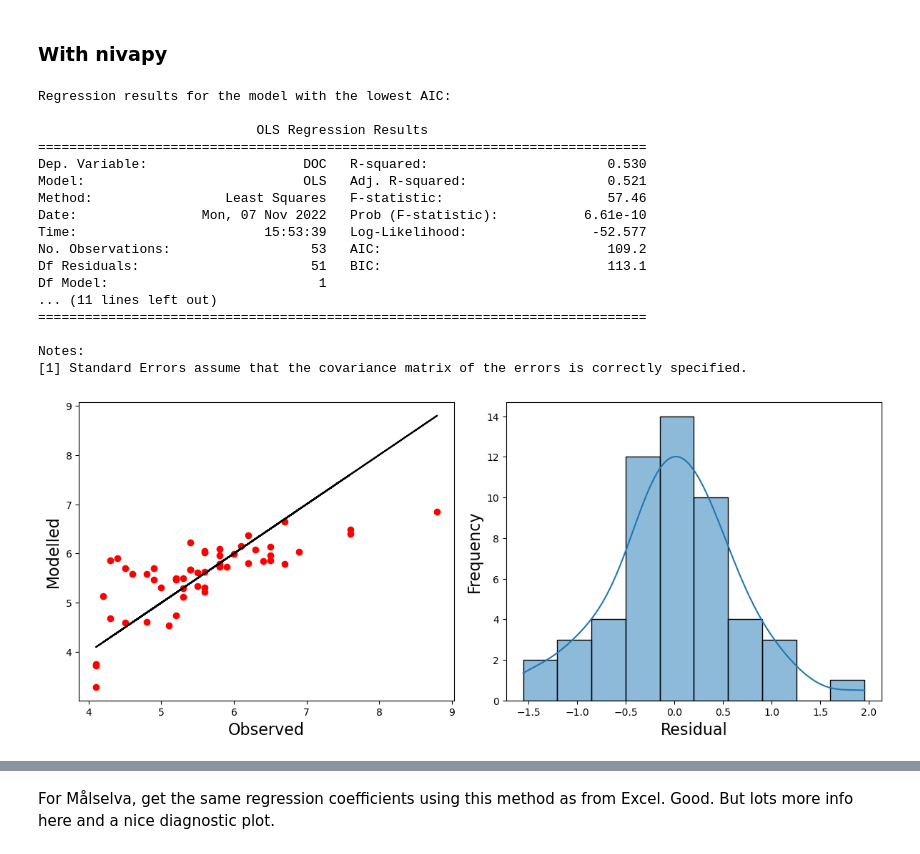
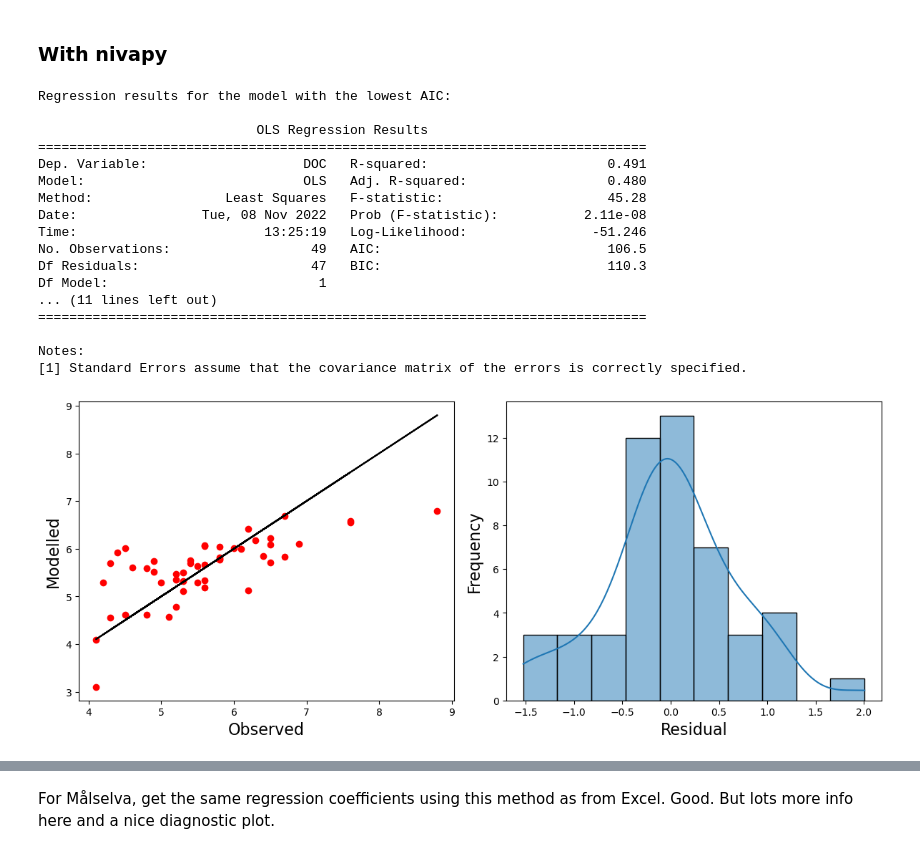
Before and after one commit to NIVANorge/maalselva, a Jupyter notebook: 2022_MD/code/md_option4_python.ipynb, the cells around one changed output, grey strips where cells are left out. Drawn from its saved outputs; the diff is of its cells as text; code cells hidden in the pictures.

```diff
--- a/2022_MD/code/md_option4_python.ipynb
+++ b/2022_MD/code/md_option4_python.ipynb
@@ -345,7 +376,7 @@ chem_reg_df.index = index
 chem_reg_df["Season"] = chem_reg_df.index.month.map(season)
 if site == 'Malselva':
     chem_reg_df['Freshet'] = chem_reg_df.index.month.map(freshet)
-chem_reg_df.dropna(how='all', inplace=True)
+chem_reg_df.dropna(how='any', inplace=True)
 chem_reg_df.to_csv(r'../data/fdom_doc_%s.csv' % site)
 chem_reg_df.head()
 # %% [output]
@@ -402,0 +426,14 @@ spm_reg_df.head()
+# %%
+# For SPM
+s_li = [sensor_df_hourly['Turbidity'], chem_df_hrly['SPM_mg_L']]
+spm_reg_df_hourly = pd.concat(s_li, axis=1, join='inner', sort=True)
+spm_reg_df_hourly.columns = ['Turbidity', 'SPM']
+index = pd.to_datetime(spm_reg_df_hourly.index, yearfirst=True)
+spm_reg_df_hourly.index = index
+spm_reg_df_hourly.dropna(how='any', inplace=True)
+
+if site == 'Malselva':
+    spm_reg_df_hourly['Freshet'] = spm_reg_df_hourly.index.month.map(freshet)
+
+spm_reg_df_hourly.to_csv(r'../data/spm_turbidity_for_regression_%s_hourly-join.csv' % site)
+spm_reg_df_hourly.head()
@@ -402,0 +448,13 @@ spm_reg_df.head()
+# %%
+# For FDOM
+s_li = [sensor_df_hourly['FDOM'], chem_df_hrly['DOC_mg_L']]
+fdom_reg_df_hourly = pd.concat(s_li, axis=1, join='inner', sort=True)
+fdom_reg_df_hourly.columns = ['FDOM', 'DOC']
+index = pd.to_datetime(fdom_reg_df_hourly.index, yearfirst=True)
+fdom_reg_df_hourly.index = index
+fdom_reg_df_hourly["Season"] = fdom_reg_df_hourly.index.month.map(season)
+if site == 'Malselva':
+    fdom_reg_df_hourly['Freshet'] = fdom_reg_df_hourly.index.month.map(freshet)
+fdom_reg_df_hourly.dropna(how='any', inplace=True)
+fdom_reg_df_hourly.to_csv(r'../data/doc_fdom_for_regression_%s_hourly-join.csv' % site)
+fdom_reg_df_hourly.head()
@@ -543,3 +611,17 @@ for var in var_li:
 ## DOC from FDOM
 
 ### Basic statsmodels
+# %%
+# Which frequency data join to use?
+data_join_freq = 'hourly'  # or hourly
+
+if data_join_freq == 'daily':
+    fdom_reg_df = chem_reg_df
+    spm_reg_df = spm_reg_df
+
+else:
+    fdom_reg_df = fdom_reg_df_hourly
+    spm_reg_df = spm_reg_df_hourly
+
+print(fdom_reg_df.head())
+print(spm_reg_df.head())
@@ -582,30 +679,30 @@ def ols_regression(df, formula, plot_var):
 # %%
 # Best subsets with one combo is the same as 'normal' OLS
 doc_res, scalar = nivapy.stats.best_subsets_ols_regression(
-    chem_reg_df.dropna(how='any'),
+    fdom_reg_df.dropna(how='any'),
     'DOC',
     ['FDOM'],
     standardise=False,
 )
 # %% [output]
 Regression results for the model with the lowest AIC:
 
                             OLS Regression Results
 ==============================================================================
-Dep. Variable:                    DOC   R-squared:                       0.530
-Model:                            OLS   Adj. R-squared:                  0.521
-Method:                 Least Squares   F-statistic:                     57.46
-Date:                Mon, 07 Nov 2022   Prob (F-statistic):           6.61e-10
-Time:                        15:53:39   Log-Likelihood:                -52.577
-No. Observations:                  53   AIC:                             109.2
-Df Residuals:                      51   BIC:                             113.1
+Dep. Variable:                    DOC   R-squared:                       0.491
+Model:                            OLS   Adj. R-squared:                  0.480
+Method:                 Least Squares   F-statistic:                     45.28
+Date:                Tue, 08 Nov 2022   Prob (F-statistic):           2.11e-08
+Time:                        13:25:19   Log-Likelihood:                -51.246
+No. Observations:                  49   AIC:                             106.5
+Df Residuals:                      47   BIC:                             110.3
 Df Model:                           1
 ... (11 lines left out)
 ==============================================================================
 
 Notes:
 [1] Standard Errors assume that the covariance matrix of the errors is correctly specified.
-[figure, old version]
+[figure, new version]
 # %%
 # Can access coefficients
 doc_res.params
```
Also changed, not shown: parts of 36 cells of this notebook, 24 other files.
